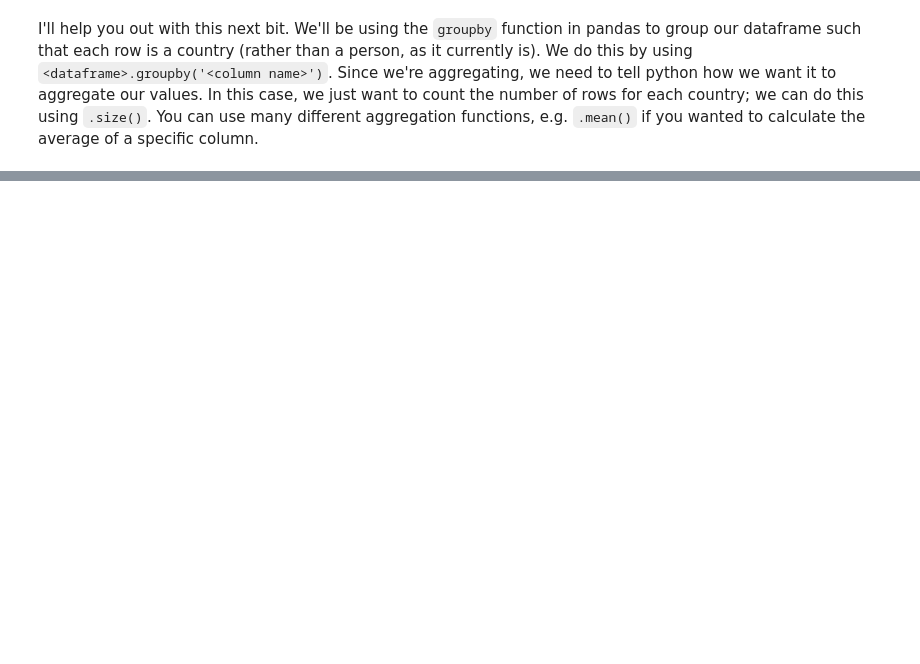
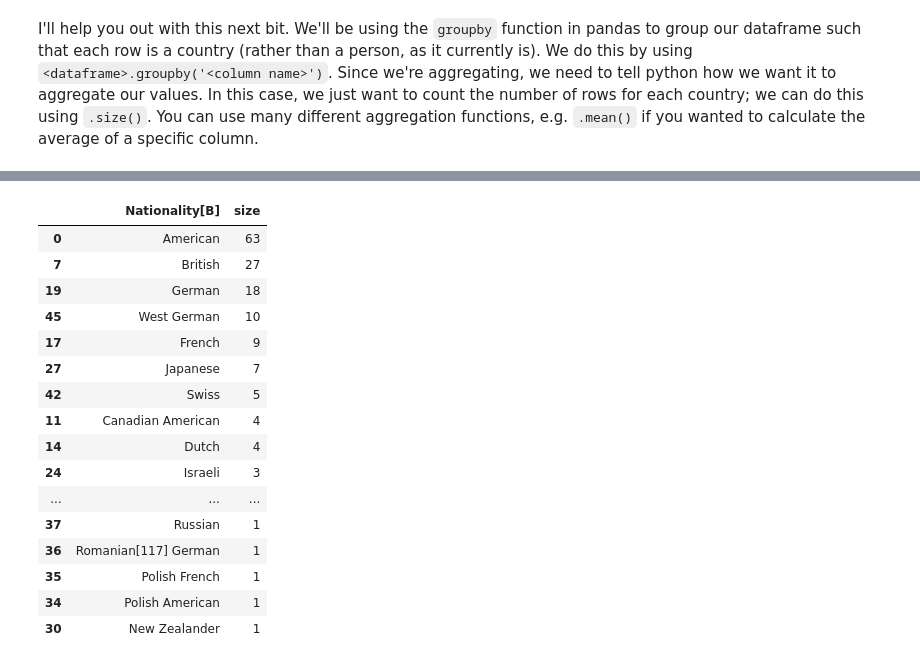
Before and after one commit to Yukiii04/QM2, a Jupyter notebook: notebooks/W02. Pandas.ipynb, the cells around one changed output, grey strips where cells are left out. Saved outputs shown, nothing was run; the diff lists cells and outputs as text; code cells hidden in the pictures; blank space fills up the shorter version.

```diff
--- a/notebooks/W02. Pandas.ipynb
+++ b/notebooks/W02. Pandas.ipynb
@@ -408,0 +501,23 @@ I'll help you out with this next bit. We'll be using the `groupby` function in p
+# %%
+
+# now sort it in descending order
+country.sort_values('size', ascending = False, inplace = True)
+country
+# %% [output]
+|  | Nationality[B] | size |
+| 0 | American | 63 |
+| 7 | British | 27 |
+| 19 | German | 18 |
+| 45 | West German | 10 |
+| 17 | French | 9 |
+| 27 | Japanese | 7 |
+| 42 | Swiss | 5 |
+| 11 | Canadian American | 4 |
+| 14 | Dutch | 4 |
+| 24 | Israeli | 3 |
+| ... | ... | ... |
+| 37 | Russian | 1 |
+| 36 | Romanian[117] German | 1 |
+| 35 | Polish French | 1 |
+| 34 | Polish American | 1 |
+| 30 | New Zealander | 1 |
```
Also changed, not shown: parts of 19 cells of this notebook.
